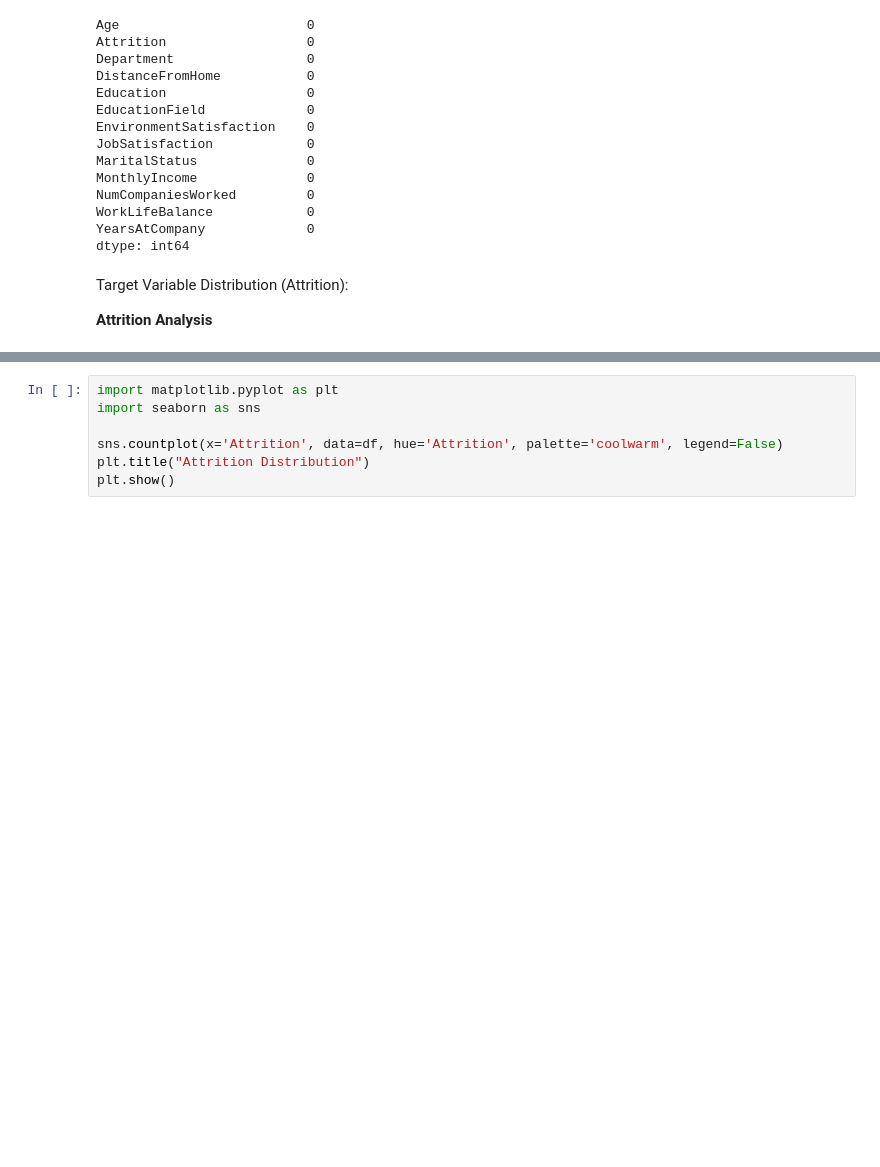
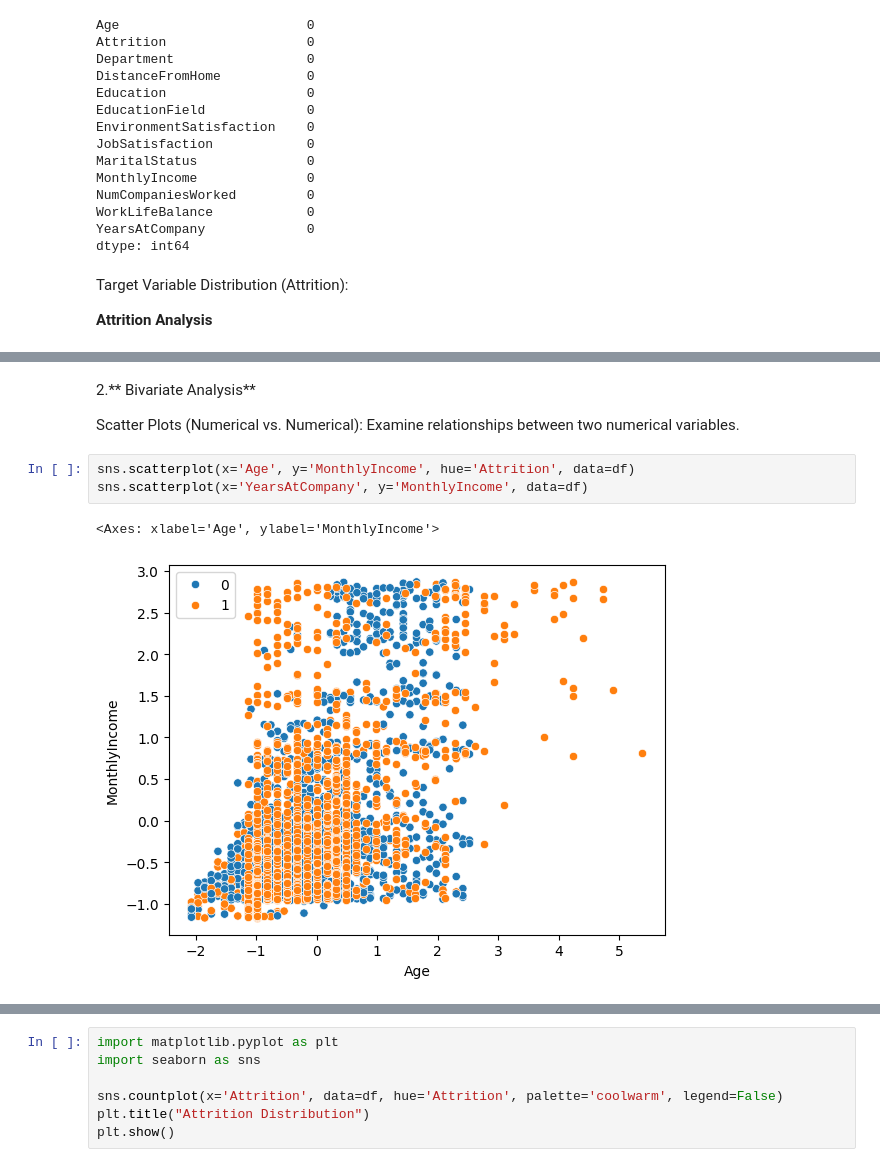
Before and after one commit to Geethasaran/E-Commerce-_Employee-Attrition-Rate, a Jupyter notebook: FINAL_PROJECT_Employee_Attrition_Rate.ipynb, the cells around one changed output, grey strips where cells are left out. Cells and saved outputs as stored; diff of their text form; blank space fills up the shorter version.

```diff
--- a/FINAL_PROJECT_Employee_Attrition_Rate.ipynb
+++ b/FINAL_PROJECT_Employee_Attrition_Rate.ipynb
@@ -80,0 +102,11 @@ Target Variable Distribution (Attrition):
+# %% [markdown]
+2.** Bivariate Analysis**
+
+Scatter Plots (Numerical vs. Numerical):
+Examine relationships between two numerical variables.
+# %%
+sns.scatterplot(x='Age', y='MonthlyIncome', hue='Attrition', data=df)
+sns.scatterplot(x='YearsAtCompany', y='MonthlyIncome', data=df)
+# %% [output]
+<Axes: xlabel='Age', ylabel='MonthlyIncome'>
+[figure, added]
```
Also changed, not shown: parts of 16 cells of this notebook.
